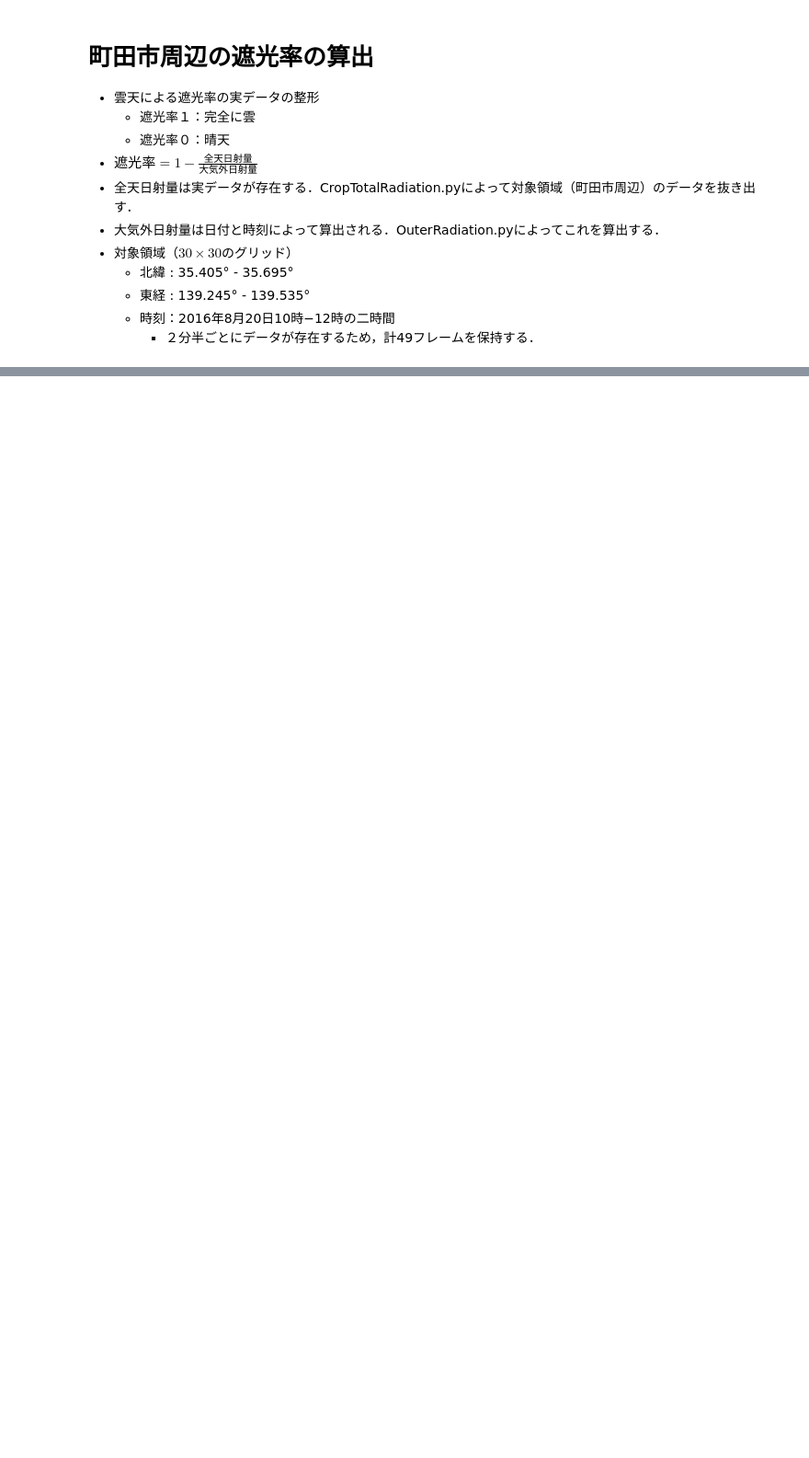
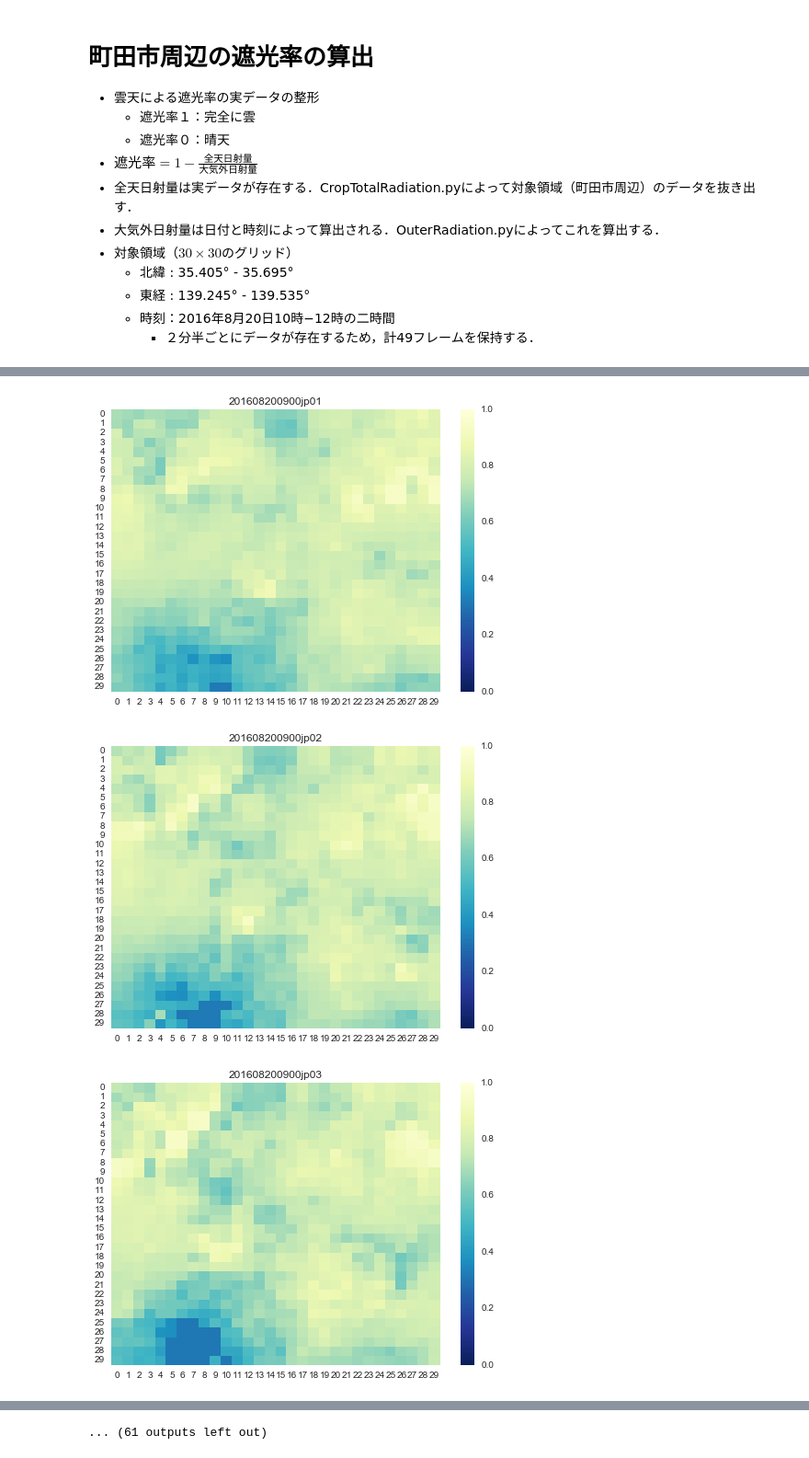
Before and after one commit to daigo0927/pyworks, a Jupyter notebook: ShadingRatioModeling/ImportRealData.ipynb, the cells around one changed output, grey strips where cells are left out. Shown at 92% size. Drawn from its saved outputs; the diff is of its cells as text; code cells hidden in the pictures; blank space fills up the shorter version.

```diff
--- a/ShadingRatioModeling/ImportRealData.ipynb
+++ b/ShadingRatioModeling/ImportRealData.ipynb
@@ -75,0 +73,12 @@ sns.plt.show()
+# %%
+for i, shade in enumerate(ShadeRatio):
+    sns.plt.title(crop.pathlist[i].split('.')[0])
+    sns.heatmap(shade, annot=False,
+               vmin = 0, vmax = 1.,
+               fmt = 'g', cmap = 'YlGnBu_r')
+    sns.plt.savefig('/Users/Daigo/Data/ShadeRatio/Machida3h/' + str(i) + '.png')
+    sns.plt.show()
+# %% [output]
+[figure, added]
+[figure, added]
+[figure, added]
@@ -76 +94,2 @@ sns.plt.show()
+... (61 outputs left out)
 # %%
```
Also changed, not shown: parts of 9 cells of this notebook.
